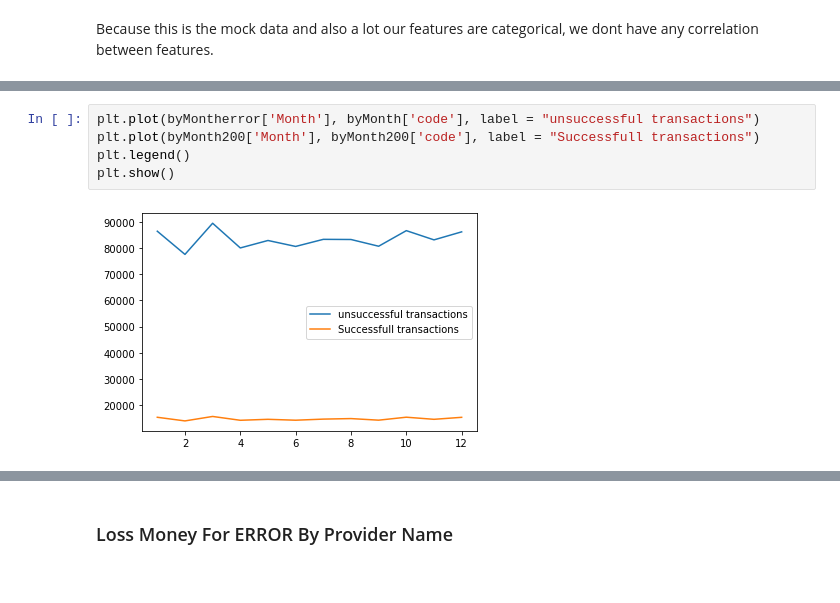
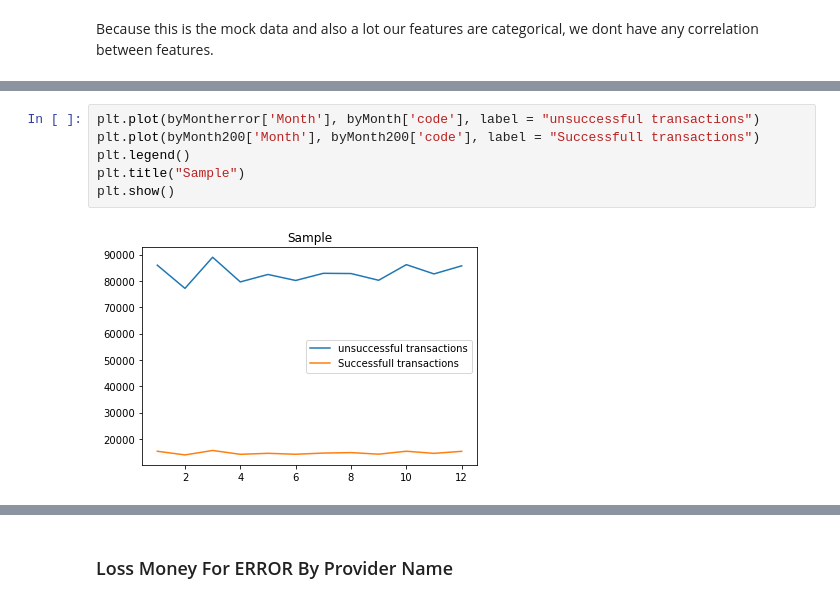
Before and after one commit to amyrmahdy/api-management, a Jupyter notebook: APIM.ipynb, the cells around one changed output, grey strips where cells are left out. Cells and saved outputs as stored; diff of their text form.

```diff
--- a/APIM.ipynb
+++ b/APIM.ipynb
@@ -439,10 +435,11 @@ byMonth200.head()
 # %%
 plt.plot(byMontherror['Month'], byMonth['code'], label = "unsuccessful transactions")
 plt.plot(byMonth200['Month'], byMonth200['code'], label = "Successfull transactions")
 plt.legend()
+plt.title("Sample")
 plt.show()
 # %% [output]
-[figure, old version]
+[figure, new version]
 # %%
 #Grouping trasaction based on hour of day and day of week
 dayHour = df.groupby(by=['Day of Week','Hour']).count()['code'].unstack()
```
Also changed, not shown: parts of 26 cells of this notebook.
